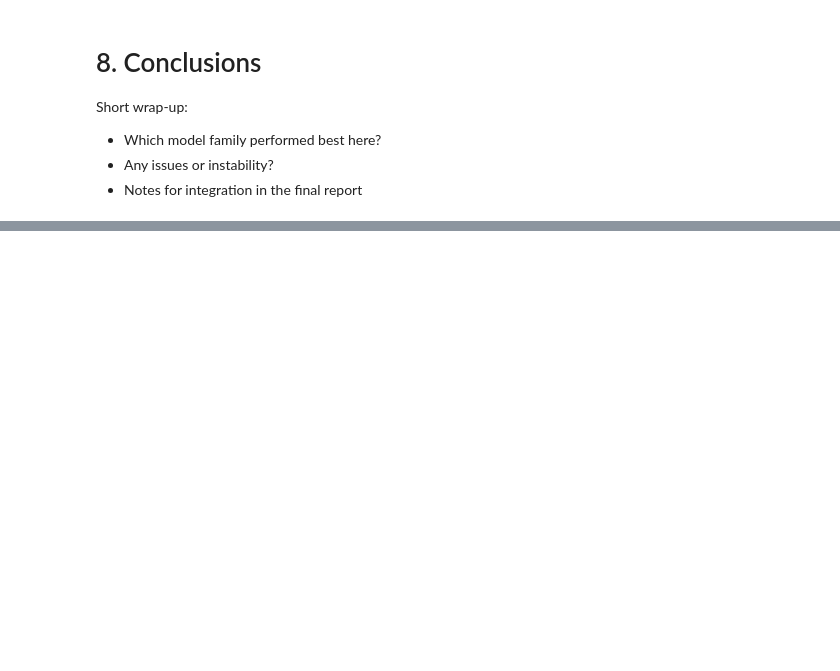
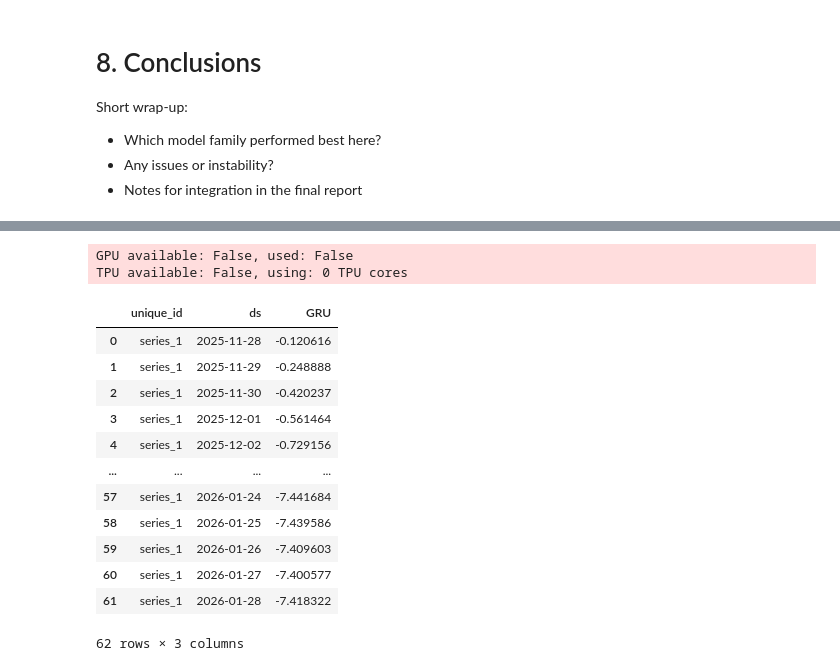
Before and after one commit to smn-krn/TIS3IL-WS25-Project, a Jupyter notebook: code/02-neural-models.ipynb, the cells around one changed output, grey strips where cells are left out. Drawn from its saved outputs; the diff is of its cells as text; code cells hidden in the pictures; blank space fills up the shorter version.

```diff
--- a/code/02-neural-models.ipynb
+++ b/code/02-neural-models.ipynb
@@ -444,0 +635,18 @@ of 3.5 degrees
+# %%
+H_FUTURE = 62 # because we are gonna save forecasts from Dec 1, 2025 to January 31, 2026
+# %%
+future_models = [
+    (
+        make_name("GRU_future", h=H_FUTURE, in_=INPUT_SIZE, enc="64x2"),
+        GRU(
+            h=H_FUTURE,
+            input_size=INPUT_SIZE,
+            encoder_hidden_size=64,
+            encoder_n_layers=2,
+            decoder_hidden_size=64,
+            decoder_layers=2,
+            loss=MAE(),
+            max_steps=MAX_STEPS
+        )
+    )
+]
@@ -444,0 +683,21 @@ of 3.5 degrees
+# %%
+future_forecasts = nf_future.predict()
+# %% [output]
+GPU available: False, used: False
+TPU available: False, using: 0 TPU cores
+# %%
+future_forecasts
+# %% [output]
+|  | unique_id | ds | GRU |
+| 0 | series_1 | 2025-11-28 | -0.120616 |
+| 1 | series_1 | 2025-11-29 | -0.248888 |
+| 2 | series_1 | 2025-11-30 | -0.420237 |
+| 3 | series_1 | 2025-12-01 | -0.561464 |
+| 4 | series_1 | 2025-12-02 | -0.729156 |
+| ... | ... | ... | ... |
+| 57 | series_1 | 2026-01-24 | -7.441684 |
+| 58 | series_1 | 2026-01-25 | -7.439586 |
+| 59 | series_1 | 2026-01-26 | -7.409603 |
+| 60 | series_1 | 2026-01-27 | -7.400577 |
+| 61 | series_1 | 2026-01-28 | -7.418322 |
+62 rows × 3 columns
```
Also changed, not shown: parts of 25 cells of this notebook, 5 other files.
